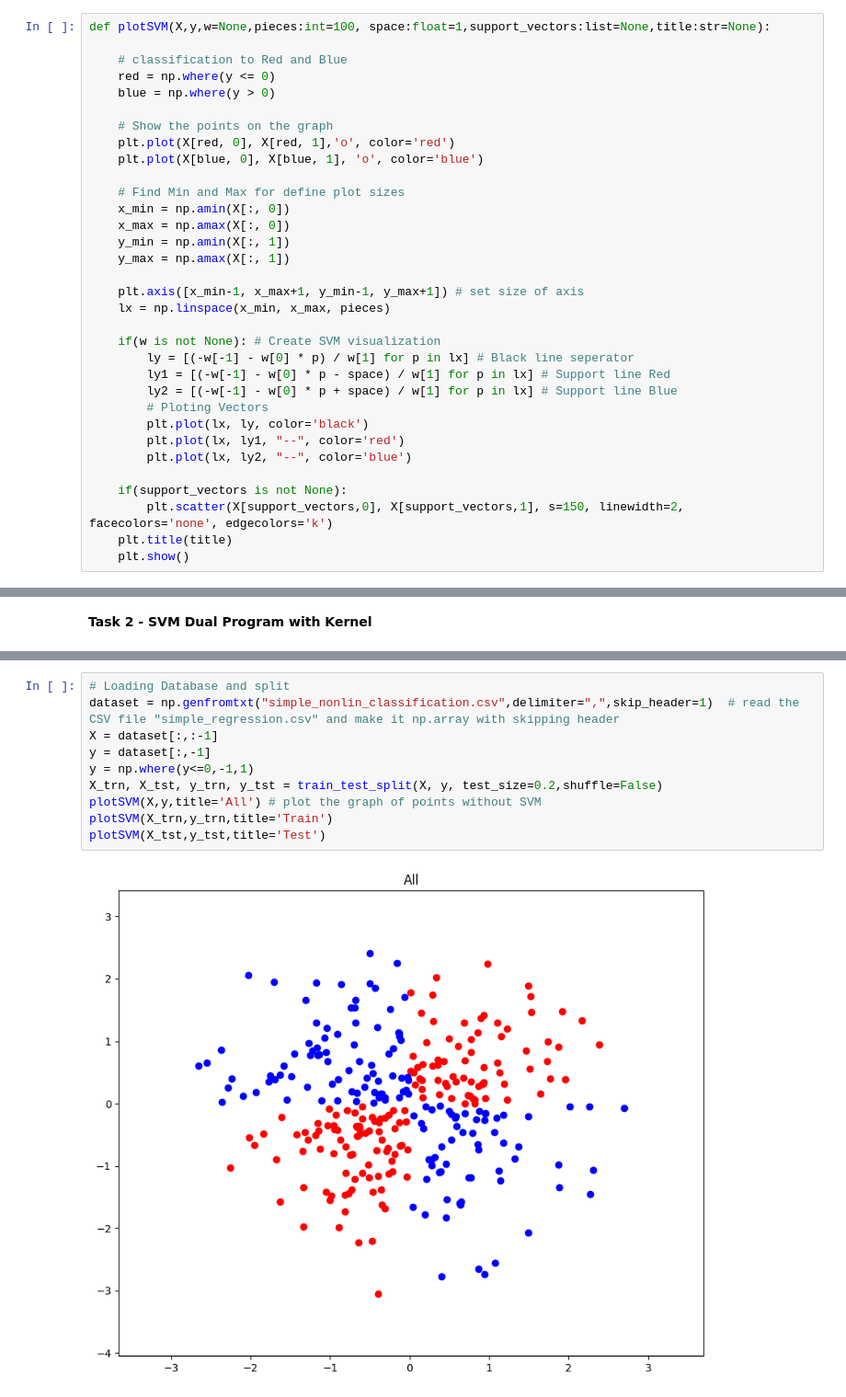
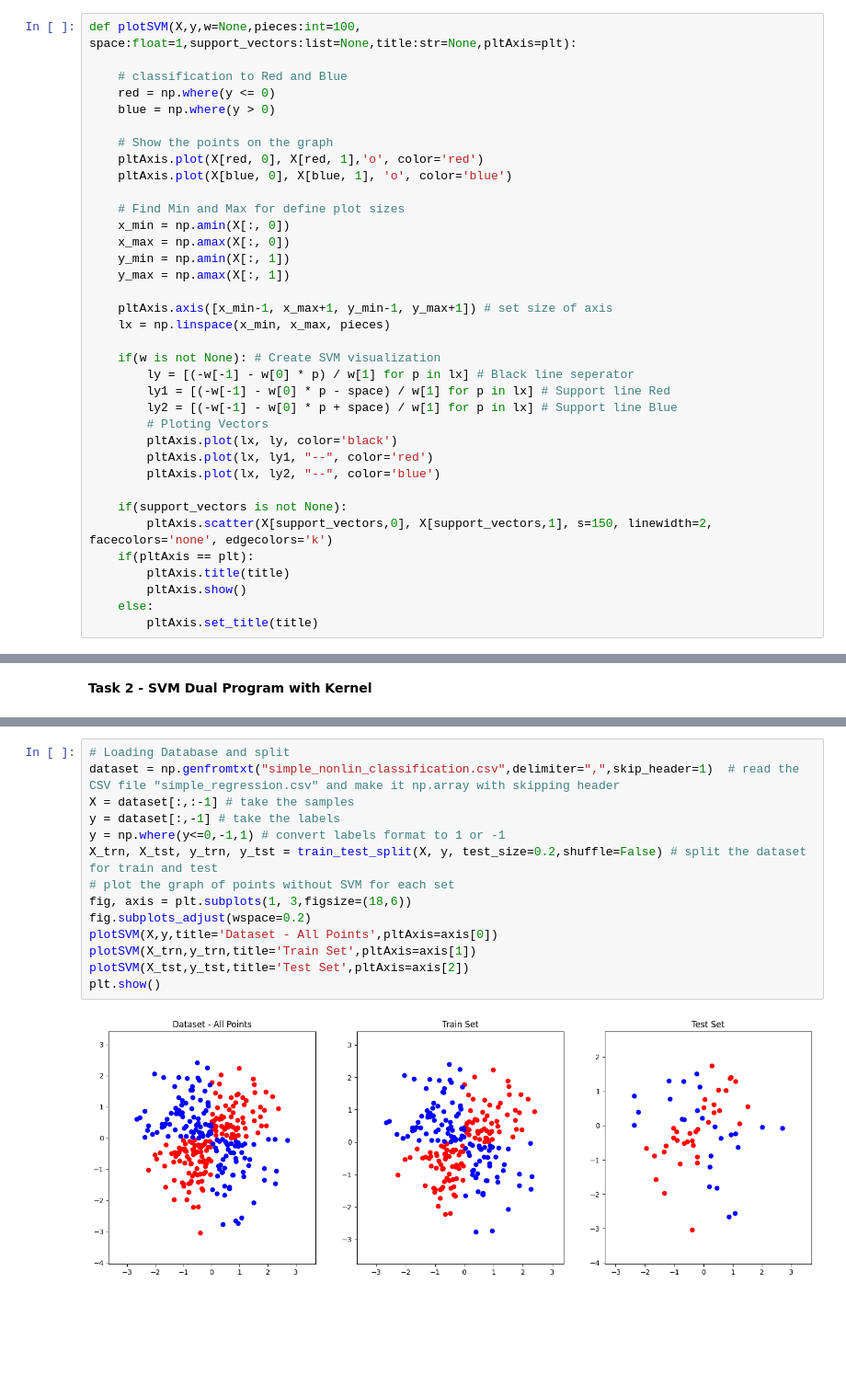
Before and after one commit to OmerKriger/IntroMachineLearning-SVM, a Jupyter notebook: HomeAssignment4 - Code.ipynb, the cells around one changed output, grey strips where cells are left out. Shown: that part at 92% size. Drawn from its saved outputs; the diff is of its cells as text; blank space fills up the shorter version.

```diff
--- a/HomeAssignment4 - Code.ipynb
+++ b/HomeAssignment4 - Code.ipynb
@@ -10,13 +14,13 @@ import matplotlib.pyplot as plt
 # %%
-def plotSVM(X,y,w=None,pieces:int=100, space:float=1,support_vectors:list=None,title:str=None):
+def plotSVM(X,y,w=None,pieces:int=100, space:float=1,support_vectors:list=None,title:str=None,pltAxis=plt):
 
     # classification to Red and Blue
     red = np.where(y <= 0)
     blue = np.where(y > 0)
 
     # Show the points on the graph
-    plt.plot(X[red, 0], X[red, 1],'o', color='red')
-    plt.plot(X[blue, 0], X[blue, 1], 'o', color='blue')
+    pltAxis.plot(X[red, 0], X[red, 1],'o', color='red')
+    pltAxis.plot(X[blue, 0], X[blue, 1], 'o', color='blue')
 
     # Find Min and Max for define plot sizes
     x_min = np.amin(X[:, 0])
@@ -24,7 +28,7 @@ def plotSVM(X,y,w=None,pieces:int=100, space:float=1,support_vectors:list=None,t
     y_min = np.amin(X[:, 1])
     y_max = np.amax(X[:, 1])
 
-    plt.axis([x_min-1, x_max+1, y_min-1, y_max+1]) # set size of axis
+    pltAxis.axis([x_min-1, x_max+1, y_min-1, y_max+1]) # set size of axis
     lx = np.linspace(x_min, x_max, pieces)
 
     if(w is not None): # Create SVM visualization
@@ -32,14 +36,17 @@ def plotSVM(X,y,w=None,pieces:int=100, space:float=1,support_vectors:list=None,t
         ly1 = [(-w[-1] - w[0] * p - space) / w[1] for p in lx] # Support line Red
         ly2 = [(-w[-1] - w[0] * p + space) / w[1] for p in lx] # Support line Blue
         # Ploting Vectors
-        plt.plot(lx, ly, color='black')
-        plt.plot(lx, ly1, "--", color='red')
-        plt.plot(lx, ly2, "--", color='blue')
+        pltAxis.plot(lx, ly, color='black')
+        pltAxis.plot(lx, ly1, "--", color='red')
+        pltAxis.plot(lx, ly2, "--", color='blue')
 
     if(support_vectors is not None):
-        plt.scatter(X[support_vectors,0], X[support_vectors,1], s=150, linewidth=2, facecolors='none', edgecolors='k')
-    plt.title(title)
-    plt.show()
+        pltAxis.scatter(X[support_vectors,0], X[support_vectors,1], s=150, linewidth=2, facecolors='none', edgecolors='k')
+    if(pltAxis == plt):
+        pltAxis.title(title)
+        pltAxis.show()
+    else:
+        pltAxis.set_title(title)
 # %%
 # Loading Database and split
 dataset = np.genfromtxt("simple_classification.csv",delimiter=",",skip_header=1)  # read the CSV file "simple_regression.csv" and make it np.array with skipping header
@@ -140,12 +148,16 @@ from sklearn.model_selection import train_test_split
 # %%
 # Loading Database and split
 dataset = np.genfromtxt("simple_nonlin_classification.csv",delimiter=",",skip_header=1)  # read the CSV file "simple_regression.csv" and make it np.array with skipping header
-X = dataset[:,:-1]
-y = dataset[:,-1]
-y = np.where(y<=0,-1,1)
-X_trn, X_tst, y_trn, y_tst = train_test_split(X, y, test_size=0.2,shuffle=False)
-plotSVM(X,y,title='All') # plot the graph of points without SVM
-plotSVM(X_trn,y_trn,title='Train')
-plotSVM(X_tst,y_tst,title='Test')
+X = dataset[:,:-1] # take the samples
+y = dataset[:,-1] # take the labels
+y = np.where(y<=0,-1,1) # convert labels format to 1 or -1
+X_trn, X_tst, y_trn, y_tst = train_test_split(X, y, test_size=0.2,shuffle=False) # split the dataset for train and test
+# plot the graph of points without SVM for each set
+fig, axis = plt.subplots(1, 3,figsize=(18,6))
+fig.subplots_adjust(wspace=0.2)
+plotSVM(X,y,title='Dataset - All Points',pltAxis=axis[0])
+plotSVM(X_trn,y_trn,title='Train Set',pltAxis=axis[1])
+plotSVM(X_tst,y_tst,title='Test Set',pltAxis=axis[2])
+plt.show()
 # %% [output]
-[figure, old version]
+[figure, new version]
```
Also changed, not shown: parts of 23 cells of this notebook, 1 other file.
